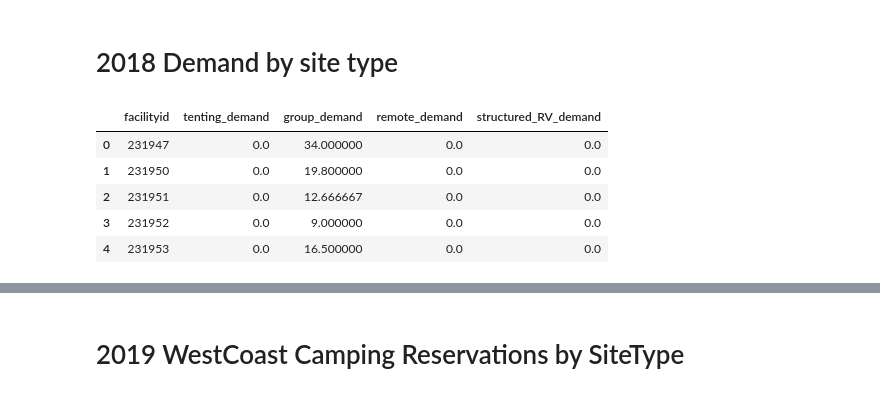
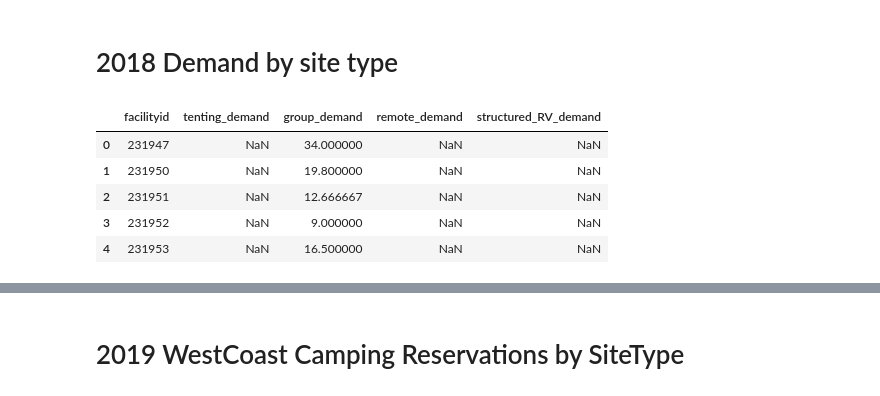
Before and after one commit to newbeadwork/Campground_Analysis_with_Machine_Learning, a Jupyter notebook: Camping_Site_Types_Grouping.ipynb, the cells around one changed output, grey strips where cells are left out. Saved outputs shown, nothing was run; the diff lists cells and outputs as text; code cells hidden in the pictures.

```diff
--- a/Camping_Site_Types_Grouping.ipynb
+++ b/Camping_Site_Types_Grouping.ipynb
@@ -525,32 +525,32 @@ sitetype2018 = sitetype2018.pivot(columns="sitetype", values="fidcounts").fillna
 # %%
 
 sitetype2018fia = pd.merge(sitetype2018fi, sitetype2018, how='outer', on='index').reset_index()
 
 sitetype2018fia = sitetype2018fia.groupby("facilityid").agg(sum)
 
 sitetype2018fia["tenting"]=sitetype2018fia["STANDARD NONELECTRIC"]+sitetype2018fia["TENT ONLY NONELECTRIC"]+sitetype2018fia["EQUESTRIAN NONELECTRIC"]+sitetype2018fia["TENT ONLY ELECTRIC"]
 sitetype2018fia["group"]=sitetype2018fia["GROUP STANDARD AREA ELECTRIC"]+sitetype2018fia["GROUP STANDARD NONELECTRIC"]+sitetype2018fia["GROUP TENT ONLY AREA NONELECTRIC"]+sitetype2018fia["GROUP STANDARD AREA NONELECTRIC"]+sitetype2018fia["GROUP HIKE TO"]+sitetype2018fia["GROUP WALK TO"]+sitetype2018fia["GROUP STANDARD ELECTRIC"]+sitetype2018fia["GROUP EQUESTRIAN"]+sitetype2018fia["GROUP SHELTER NONELECTRIC"]+sitetype2018fia["GROUP RV AREA NONELECTRIC"]+sitetype2018fia["GROUP PICNIC AREA"]+sitetype2018fia["GROUP SHELTER ELECTRIC"]
 sitetype2018fia["remote"]=sitetype2018fia["WALK TO"]+sitetype2018fia["HIKE TO"]+sitetype2018fia["BOAT IN"]+sitetype2018fia["LOOKOUT"]
 sitetype2018fia["structured_RV"]=sitetype2018fia["STANDARD ELECTRIC"]+sitetype2018fia["RV NONELECTRIC"]+sitetype2018fia["CABIN NONELECTRIC"]+sitetype2018fia["RV ELECTRIC"]+sitetype2018fia["CABIN ELECTRIC"]+sitetype2018fia["YURT"]+sitetype2018fia["SHELTER NONELECTRIC"]
 sitetype2018fia = sitetype2018fia.reset_index()
 sitetype2018fia = sitetype2018fia[["facilityid","tenting", "group", "remote", "structured_RV"]]
 
 demand_2018 = pd.merge(Number_campsites_type, sitetype2018fia, on="facilityid", how="inner")
 
 demand_2018["tenting_demand"] = demand_2018["tenting"]/ demand_2018["#tenting"]
 demand_2018["group_demand"] = demand_2018["group"]/ demand_2018["#group"]
 demand_2018["remote_demand"] = demand_2018["remote"]/ demand_2018["#remote"]
 demand_2018["structured_RV_demand"] = demand_2018["structured_RV"]/ demand_2018["#structured_RV"]
 
-demand_2018_final = demand_2018[["facilityid","tenting_demand","group_demand","remote_demand","structured_RV_demand"]].fillna(0)
+demand_2018_final = demand_2018[["facilityid","tenting_demand","group_demand","remote_demand","structured_RV_demand"]]
 demand_2018_final.head()
 # %% [output]
 |  | facilityid | tenting_demand | group_demand | remote_demand | structured_RV_demand |
-| 0 | 231947 | 0.0 | 34.000000 | 0.0 | 0.0 |
-| 1 | 231950 | 0.0 | 19.800000 | 0.0 | 0.0 |
-| 2 | 231951 | 0.0 | 12.666667 | 0.0 | 0.0 |
-| 3 | 231952 | 0.0 | 9.000000 | 0.0 | 0.0 |
-| 4 | 231953 | 0.0 | 16.500000 | 0.0 | 0.0 |
+| 0 | 231947 | NaN | 34.000000 | NaN | NaN |
+| 1 | 231950 | NaN | 19.800000 | NaN | NaN |
+| 2 | 231951 | NaN | 12.666667 | NaN | NaN |
+| 3 | 231952 | NaN | 9.000000 | NaN | NaN |
+| 4 | 231953 | NaN | 16.500000 | NaN | NaN |
 # %%
 boxplot2018= demand_2018_final.boxplot(column=['tenting_demand', 'group_demand', 'remote_demand', 'structured_RV_demand'])
 boxplot2018
```
Also changed, not shown: parts of 14 cells of this notebook, 12 other files.
